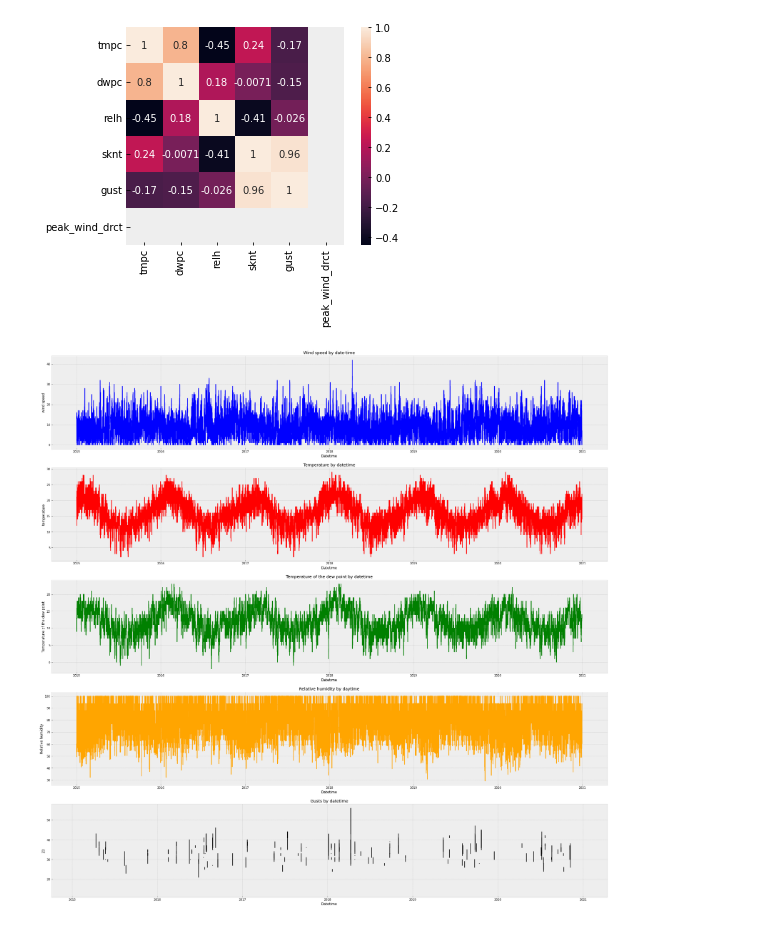
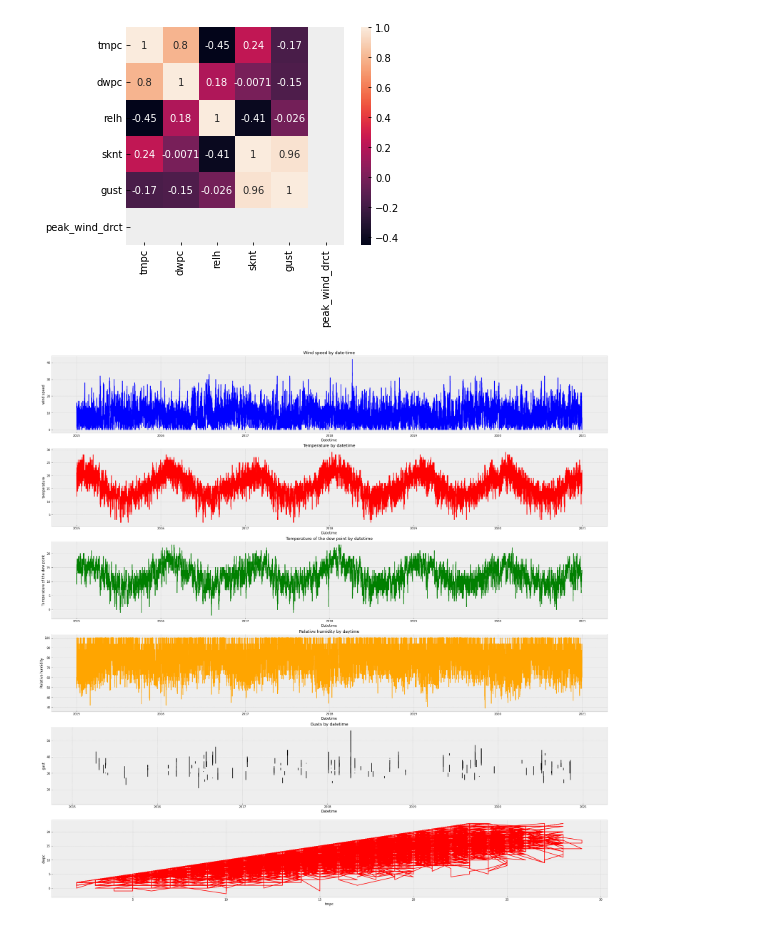
Before and after one commit to Vikentiij/MSA2022.Phase2.DataScience, a Jupyter notebook: weather_eda.ipynb, the cells around one changed output. Drawn from its saved outputs; the diff is of its cells as text; code cells hidden in the pictures.

Commit message:
Create more accuracy dataset

```diff
--- a/weather_eda.ipynb
+++ b/weather_eda.ipynb
@@ -131,39 +131,44 @@ sns.heatmap(dataset.corr(), annot=True, square=True)
 # %%
 
 plt.style.use("bmh")
-fig, (ax1,ax2,ax3,ax4,ax5) = plt.subplots(nrows=5, ncols=1, squeeze=True)
+fig, (ax1,ax2,ax3,ax4,ax5,ax6) = plt.subplots(nrows=6, ncols=1, squeeze=True)
 
 ax1.plot(dataset["valid"], dataset["sknt"], color="blue")
 ax1.set_title("Wind speed by date-time")
 ax1.set_xlabel("Datetime")
 ax1.set_ylabel("wind speed")
 
 ax2.plot(dataset["valid"], dataset["tmpc"], color="red")
 ax2.set_title("Temperature by datetime")
 ax2.set_xlabel("Datetime")
 ax2.set_ylabel("temperature")
 
 ax3.plot(dataset["valid"], dataset["dwpc"], color="green")
 ax3.set_title("Temperature of the dew point by datetime")
 ax3.set_xlabel("Datetime")
 ax3.set_ylabel("Temperature of the dew point")
 
 ax4.plot(dataset["valid"], dataset["relh"], color="orange")
 ax4.set_title("Relative humidity by daytime")
 ax4.set_xlabel("Datetime")
 ax4.set_ylabel("Relative humidity")
 
 ax5.plot(dataset["valid"], dataset["gust"], color="black")
 ax5.set_title("Gusts by datetime")
 ax5.set_xlabel("Datetime")
-ax5.set_ylabel("Z3")
+ax5.set_ylabel("gust")
+
+ax6.plot(dataset["tmpc"], dataset["dwpc"], color="red")
+ax6.set_title("")
+ax6.set_xlabel("tmpc")
+ax6.set_ylabel("dwpc")
 
 
 
 fig.set_size_inches(35,35)
 fig.show()
 # %% [output]
-[figure, old version]
+[figure, new version]
 # %%
 # Based on EDA:
 # We can see what wind gust didnot happen every day, but if it happen the avereage power was  30 knots, and average between 25 and 45 knots
```
Also changed, not shown: 1 other file.
